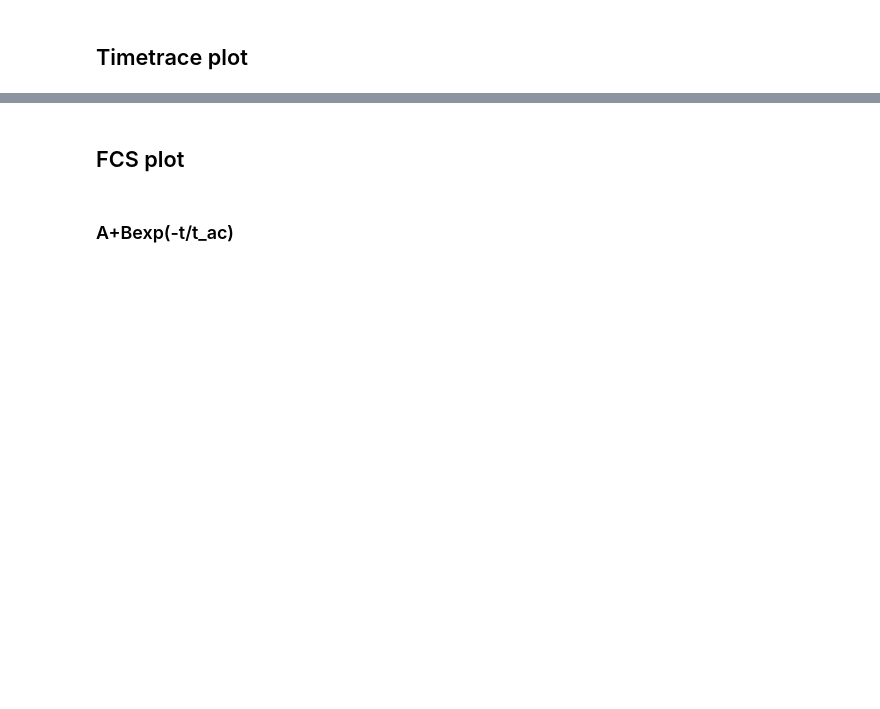
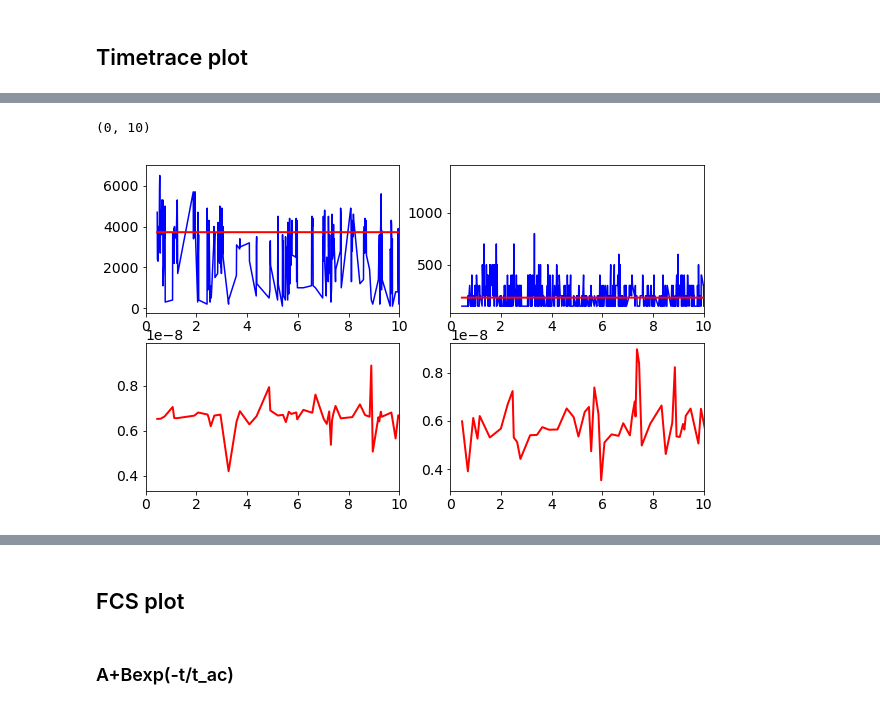
Before and after one commit to biswajitSM/Azurin_SM_repo, a Jupyter notebook: Analysis/Analysis_General.ipynb, the cells around one changed output, grey strips where cells are left out. Cells and saved outputs as stored; diff of their text form; code cells hidden in the pictures; blank space fills up the shorter version.

```diff
--- a/Analysis/Analysis_General.ipynb
+++ b/Analysis/Analysis_General.ipynb
@@ -101,0 +174,4 @@ fig = time_trace_plot(foldername= homedir, input_potential=[0, 25, 50, 100], poi
+# %%
+bintime=10e-3;
+df_dig = lifetime_dig(foldername= homedir, input_potential=[0], pointnumbers=[1], bintime=bintime)
+df_dig.head(5)
@@ -101,0 +185,40 @@ fig = time_trace_plot(foldername= homedir, input_potential=[0, 25, 50, 100], poi
+# %%
+#thresholding and selecting only on periods
+min_countrate = min(df_dig['count_rate'])
+df_on = df_dig[df_dig['count_rate'] > min_countrate]
+max_countrate = max(df_dig['count_rate'])
+df_off = df_dig[df_dig['count_rate'] < max_countrate]
+#fig params
+fig = plt.figure(figsize=[10, 6])
+nrows=2;ncols=2
+ax00 = plt.subplot2grid((nrows,ncols), (0,0))
+ax10 = plt.subplot2grid((nrows,ncols), (1,0))
+ax01 = plt.subplot2grid((nrows,ncols), (0,1))
+ax11 = plt.subplot2grid((nrows,ncols), (1,1))
+
+#=======plotting "ON"===============
+#time trace
+time = df_on.groupby('dig_bin').timestamps.mean();
+count = df_on.groupby('dig_bin').timestamps.count();
+ax00.plot(time, count/bintime, 'b');
+ax00.plot(df_on['timestamps'], df_on['count_rate'], 'r',lw=2)
+ax00.set_xlim(0, 10)
+#lifetime trace
+time = df_on.groupby('dig_cp').timestamps.mean();
+mean_nanotimes = df_on.groupby('dig_cp').nanotimes.mean();
+ax10.plot(time, mean_nanotimes, 'r',lw=2)
+ax10.set_xlim(0, 10)
+#=======plotting "OFF"================
+time = df_off.groupby('dig_bin').timestamps.mean();
+count = df_off.groupby('dig_bin').timestamps.count();
+ax01.plot(time, count/bintime, 'b');
+ax01.plot(df_off['timestamps'], df_off['count_rate'], 'r',lw=2)
+ax01.set_xlim(0, 10)
+#lifetime trace
+time = df_off.groupby('dig_cp').timestamps.mean();
+mean_nanotimes = df_off.groupby('dig_cp').nanotimes.mean();
+ax11.plot(time, mean_nanotimes, 'r',lw=2)
+ax11.set_xlim(0, 10)
+# %% [output]
+(0, 10)
+[figure, added]
```
Also changed, not shown: parts of 14 cells of this notebook, 4 other files.
